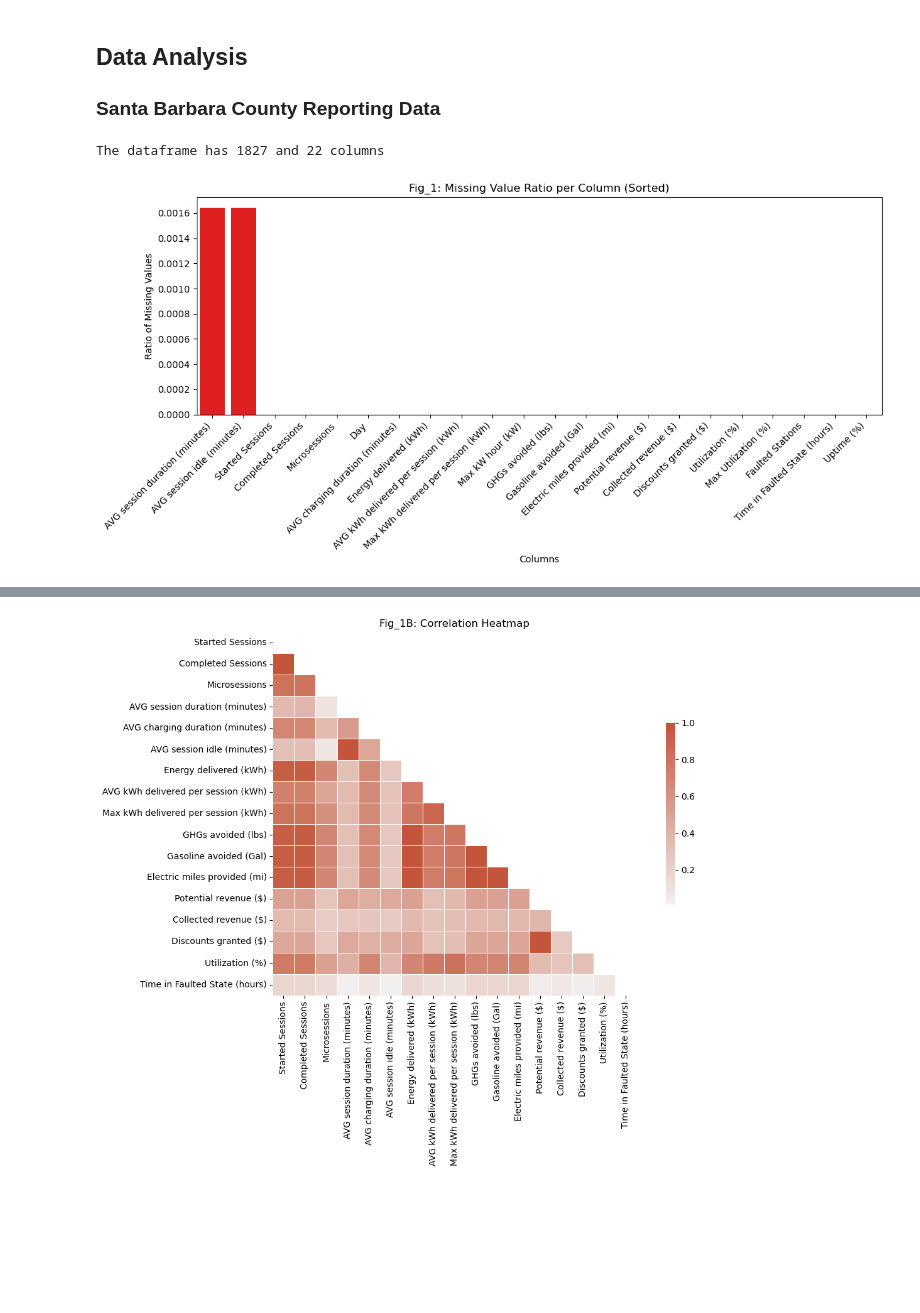
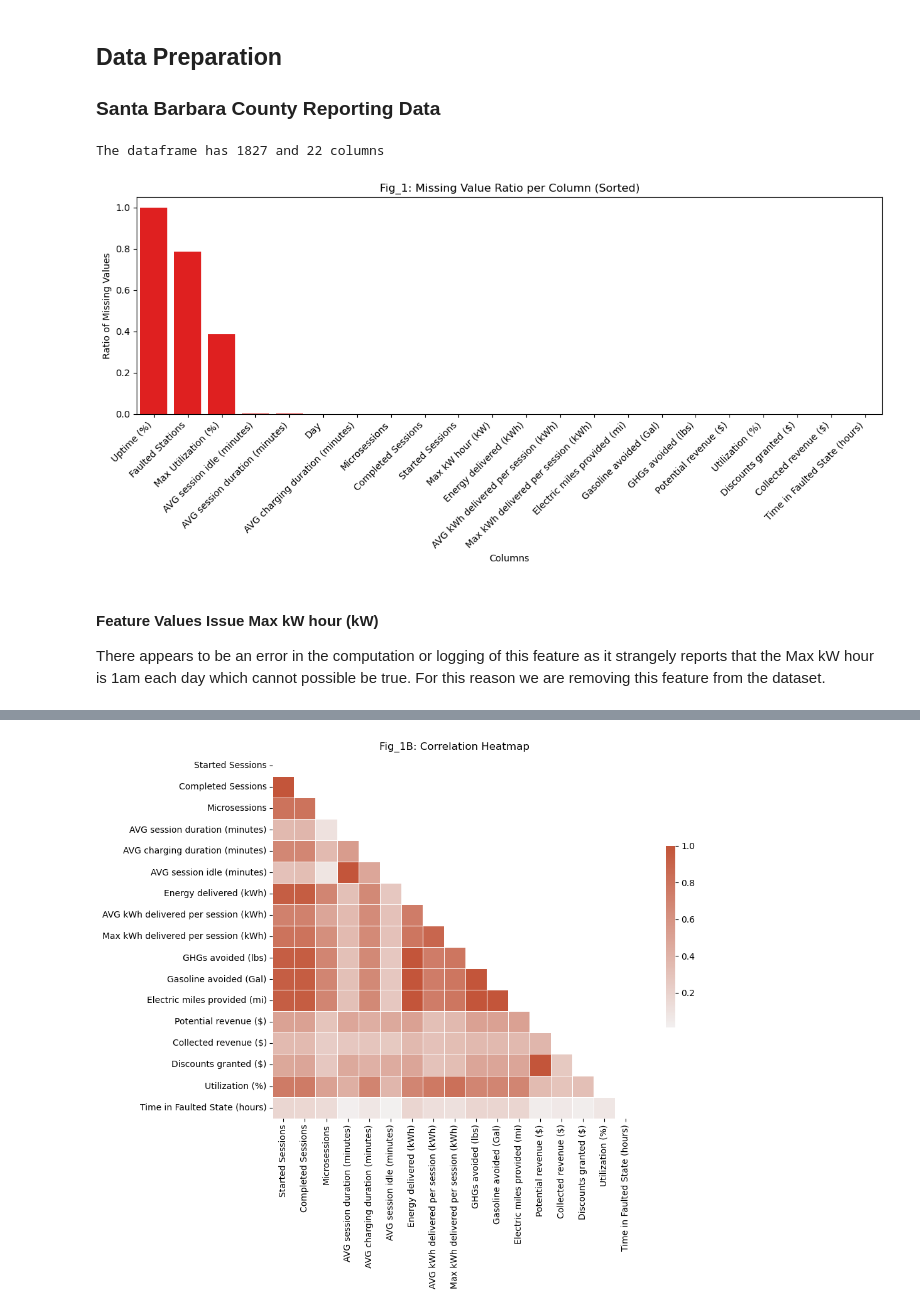
Before and after one commit to elmunoz42/sbcc-ev-charging-stations, a Jupyter notebook: data-analysis-days.ipynb, the cells around one changed output, grey strips where cells are left out. Cells and saved outputs as stored; diff of their text form; code cells hidden in the pictures; blank space fills up the shorter version.

```diff
--- a/data-analysis-days.ipynb
+++ b/data-analysis-days.ipynb
@@ -34,7 +34,7 @@ Data columns (total 22 columns):
 dtypes: float64(14), int64(3), object(5)
 memory usage: 314.1+ KB
 # %% [markdown]
-## Data Analysis
+## Data Preparation
 
 ### Santa Barbara County Reporting Data
 # %%
@@ -43,23 +43,27 @@ print(f"The dataframe has {df_reporting.shape[0]} and {df_reporting.shape[1]} co
 The dataframe has 1827 and 22 columns
 # %%
 # Gets the mean of missing values in each column. Since True = 1 and False = 0 the mean tells us how much of the data is missing.
-df_reporting_w_missing_values = df_reporting.isnull().mean().sort_values(ascending=False)
+# Sinde the value "-" was we are first replacing it for np.nan and then checking for the missing values.
+df_reporting_w_missing_values = df_reporting.replace("-", np.nan).isnull().mean().sort_values(ascending=False)
 
 # Create the bar plot with Seaborn
 plt.figure(figsize=(12, 6))
 fig1 = sns.barplot(x=df_reporting_w_missing_values.index, y=df_reporting_w_missing_values.values, color='red')
 
 # Customize the plot
 plt.xlabel('Columns')
 plt.ylabel('Ratio of Missing Values')
 plt.title('Fig_1: Missing Value Ratio per Column (Sorted)')
 plt.xticks(rotation=45, ha='right')
 plt.tight_layout()
 
 # Save the plot
-plt.savefig('images/fig1.jpg')
+plt.savefig('images/days/fig1.jpg')
 
 # Show the plot
 plt.show()
 # %% [output]
-[figure, old version]
+[figure, new version]
+# %% [markdown]
+#### Feature Values Issue Max kW hour (kW)
+There appears to be an error in the computation or logging of this feature as it strangely reports that the Max kW hour is 1am each day which cannot possible be true. For this reason we are removing this feature from the dataset.
```
Also changed, not shown: parts of 37 cells of this notebook, 16 other files.
